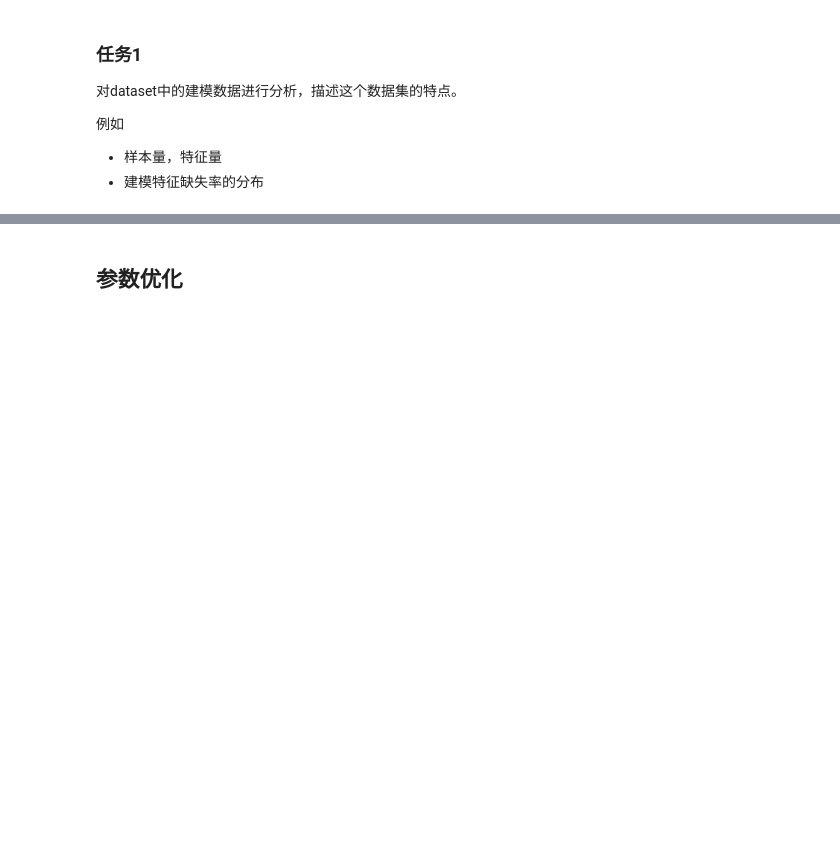
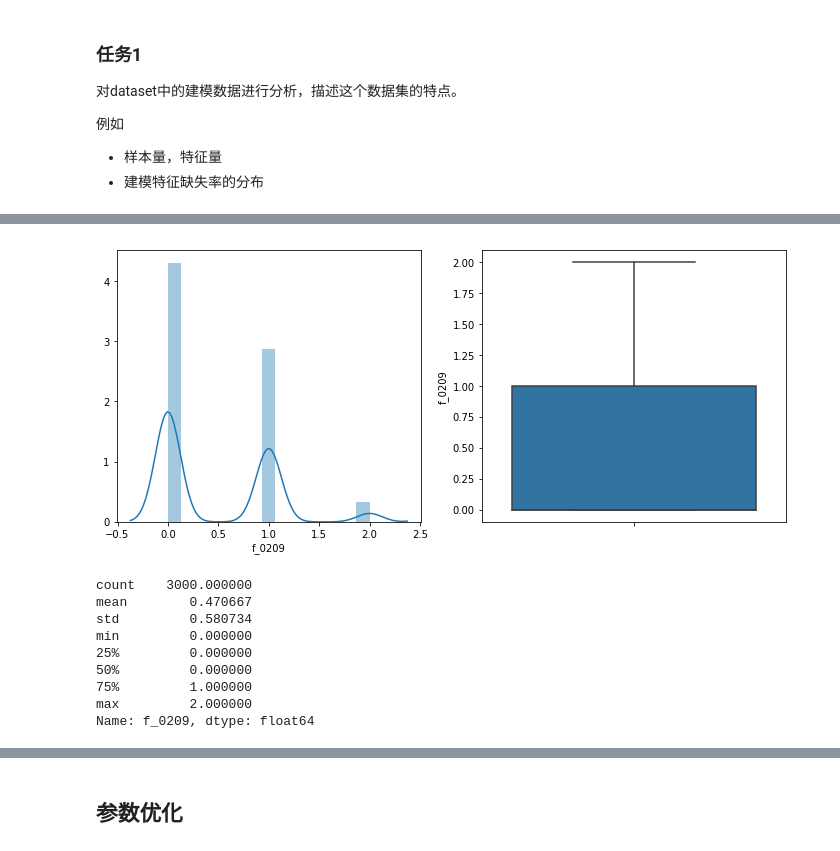
Before and after one commit to houyushan/sklearn, a Jupyter notebook: sklearn机器学习.ipynb, the cells around one changed output, grey strips where cells are left out. Saved outputs shown, nothing was run; the diff lists cells and outputs as text; code cells hidden in the pictures; blank space fills up the shorter version.

```diff
--- a/sklearn机器学习.ipynb
+++ b/sklearn机器学习.ipynb
@@ -224,0 +154,18 @@ Series(y_pred).to_csv('xgboost.csv')
+# %%
+# 查看f_0209特征分布
+f,[ax1,ax2]=plt.subplots(1,2,figsize=(12,5))
+sns.distplot(new_model_data1['f_0209'],ax=ax1)
+sns.boxplot(y='f_0209',data=new_model_data1,ax=ax2)
+plt.show()
+print(new_model_data1['f_0209'].describe())
+# %% [output]
+[figure, added]
+count    3000.000000
+mean        0.470667
+std         0.580734
+min         0.000000
+25%         0.000000
+50%         0.000000
+75%         1.000000
+max         2.000000
+Name: f_0209, dtype: float64
```
Also changed, not shown: parts of 28 cells of this notebook, 6 other files.
